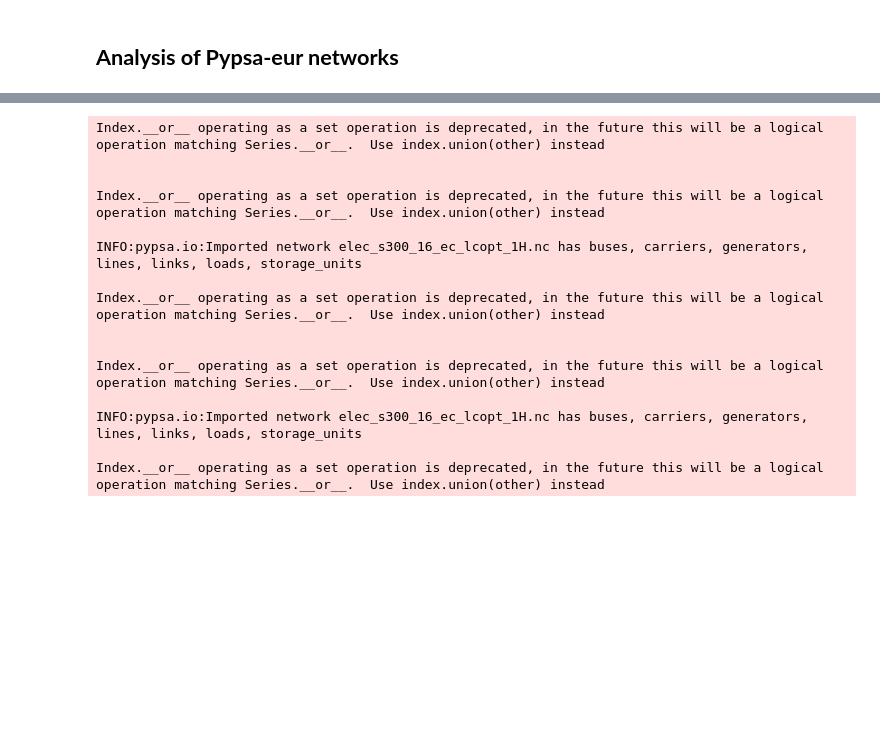
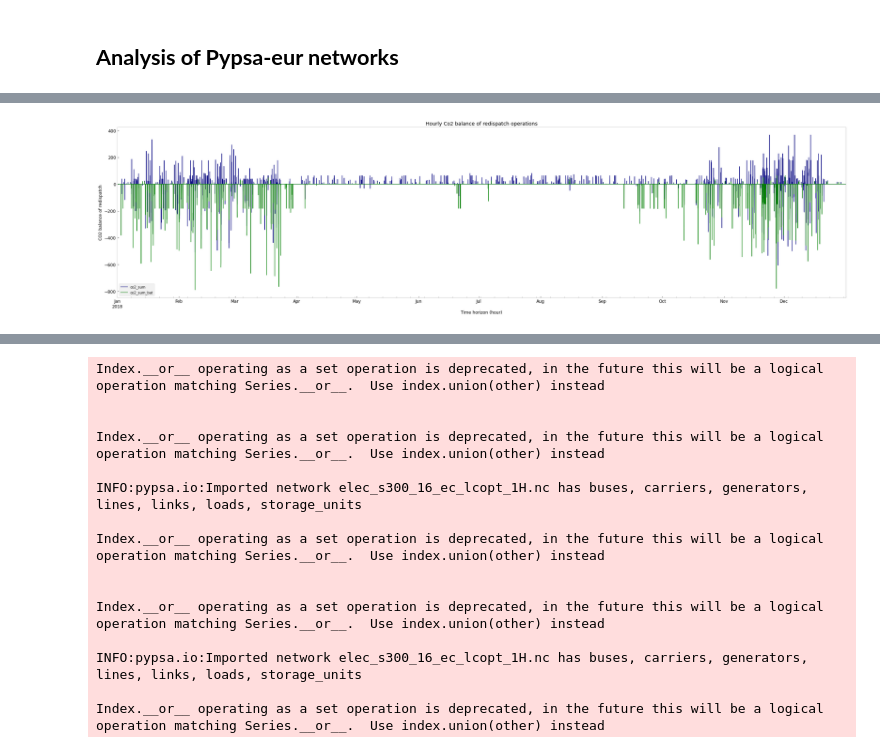
Before and after one commit to WillemDafoe42/pypsa-eur, a Jupyter notebook: Jupyter Notebook/Pypsa-eur analysis.ipynb, the cells around one changed output, grey strips where cells are left out. Saved outputs shown, nothing was run; the diff lists cells and outputs as text; code cells hidden in the pictures; blank space fills up the shorter version.

```diff
--- a/Jupyter Notebook/Pypsa-eur analysis.ipynb
+++ b/Jupyter Notebook/Pypsa-eur analysis.ipynb
@@ -940,0 +922,10 @@ plt.show()
+# %%
+# import functions to load the network
+def load_networks(import_path, filename):
+    network_d = pypsa.Network(import_path + r"\dispatch\\" + filename + ".nc")
+    network_rd = pypsa.Network(import_path + r"\redispatch\\" + filename + ".nc")
+    network_rd_bat = pypsa.Network(import_path + r"\redispatch\\" + filename + "_bat.nc")
+    return network_d, network_rd, network_rd_bat
+
+network_d, network_rd, network_rd_bat = load_networks(import_path = r"C:\Users\Willem\pypsa-eur\networks_redispatch\results",
+                                                      filename = r"elec_s300_50_ec_lcopt_1H")
@@ -1085,0 +1207,76 @@ display(df_rd_p)
+# %%
+# Plot Co2 insights
+# --------------
+colors = ["navy","green","lightgreen"]
+
+# CO2 balance with bat vs. w/o bat
+cols = ["co2_sum","co2_sum_bat"]
+fig, ax  = plt.subplots(figsize = (30, 8))
+ax.set_ylabel('CO2 balance of redispatch',  fontsize = 12)
+ax.set_xlabel("Time horizon (hour)", fontsize = 12)
+ax = df_bat_nobat[cols].plot.line(stacked = False, ax = ax, title = "Hourly Co2 balance of redispatch operations",
+                                   color = colors, legend = True, linewidth = 1.2, fontsize = 12)
+ax.set_facecolor('white')
+ax.grid(color = 'gainsboro', linestyle = '--', linewidth = 1.0)
+ax.set_axisbelow(True)
+fig.tight_layout()
+plt.show()
+
+# CO2 balance with bat
+cols = ["co2_sum_bat"]
+fig, ax  = plt.subplots(figsize = (30, 8))
+ax.set_ylabel('CO2 balance of redispatch',  fontsize = 12)
+ax.set_xlabel("Time horizon (hour)", fontsize = 12)
+ax = df_bat_nobat[cols].plot.line(stacked = False, ax = ax, title = "Hourly Co2 balance of redispatch operations",
+                                   color = "green", legend = True, linewidth = 1.2, fontsize = 12)
+ax.set_facecolor('white')
+ax.grid(color = 'gainsboro', linestyle = '--', linewidth = 1.0)
+ax.set_axisbelow(True)
+fig.tight_layout()
+plt.show()
+
+# Differences in CO2 balances bat vs. no bat
+cols = ["co2_difference"]
+fig, ax  = plt.subplots(figsize = (30, 10))
+ax.set_ylabel('CO2 balance of redispatch',  fontsize = 12)
+ax.set_xlabel("Time horizon (hour)", fontsize = 12)
+ax = df_bat_nobat["co2_difference"].where(df_bat_nobat["co2_difference"].ge(0), 0).plot.line(stacked = False, ax = ax, title = "Hourly Co2 balance of redispatch operations",
+                                   color = "red", legend = True, linewidth = 1.2, fontsize = 12)
+df_bat_nobat["co2_difference"].where(df_bat_nobat["co2_difference"].lt(0), 0).plot.line(ax = ax, color = "green")
+ax.set_facecolor('white')
+ax.grid(color = 'gainsboro', linestyle = '--', linewidth = 1.0)
+ax.set_axisbelow(True)
+fig.tight_layout()
+plt.show()
+
+# Differences in conventional ramp up (without sum row)
+cols = ["sum_diff_ramp_up"]
+fig, ax  = plt.subplots(figsize = (30, 10))
+ax.set_ylabel('Difference in conventional ramp up',  fontsize = 12)
+ax.set_xlabel("Time horizon (hour)", fontsize = 12)
+ax = df_ramp_diff_conv["sum_diff_ramp_up"].iloc[:-1].where(df_ramp_diff_conv["sum_diff_ramp_up"].iloc[:-1].ge(0), 0)\
+.plot.line(stacked = False, ax = ax, title = "Hourly conventional ramp up",
+           color = "red", legend = True, linewidth = 1.2, fontsize = 12)
+df_ramp_diff_conv["sum_diff_ramp_up"].iloc[:-1].where(df_ramp_diff_conv["sum_diff_ramp_up"].iloc[:-1].lt(0), 0).plot.line(ax = ax, color = "green")
+ax.set_facecolor('white')
+ax.grid(color = 'gainsboro', linestyle = '--', linewidth = 1.0)
+ax.set_axisbelow(True)
+fig.tight_layout()
+plt.show()
+
+# Difference in wind curtailment
+cols = ["sum_diff_curtailment"]
+fig, ax  = plt.subplots(figsize = (30, 10))
+ax.set_ylabel('Difference in wind curtailment',  fontsize = 12)
+ax.set_xlabel("Time horizon (hour)", fontsize = 12)
+ax = df_rd_diff_wind["sum_diff_curtailment"].iloc[:-1].where(df_rd_diff_wind["sum_diff_curtailment"].iloc[:-1].ge(0), np.NaN)\
+.plot.line(stacked = False, ax = ax, title = "Hourly conventional ramp up",
+           color = "red", legend = True, linewidth = 1.2, fontsize = 12)
+df_rd_diff_wind["sum_diff_curtailment"].iloc[:-1].where(df_rd_diff_wind["sum_diff_curtailment"].iloc[:-1].lt(0), np.NaN).plot.line(ax = ax, color = "green")
+ax.set_facecolor('white')
+ax.grid(color = 'gainsboro', linestyle = '--', linewidth = 1.0)
+ax.set_axisbelow(True)
+fig.tight_layout()
+plt.show()
+# %% [output]
+[figure, added]
```
Also changed, not shown: parts of 14 cells of this notebook, 15 other files.
